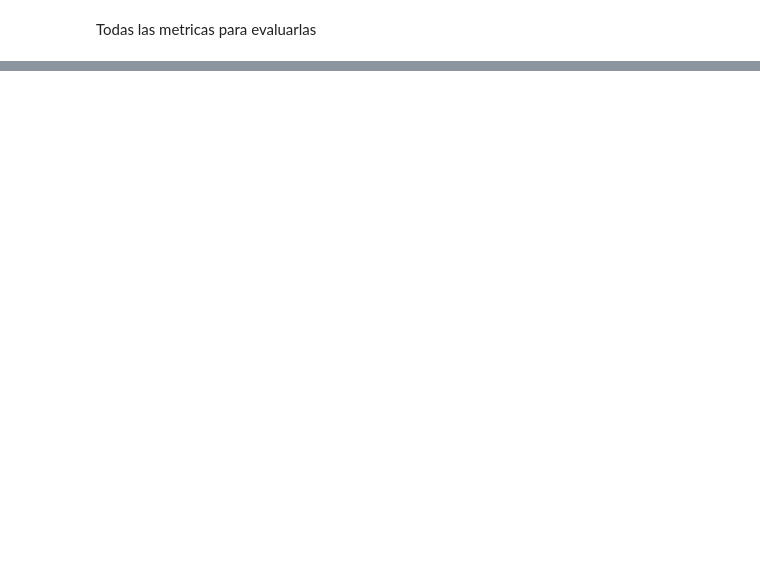
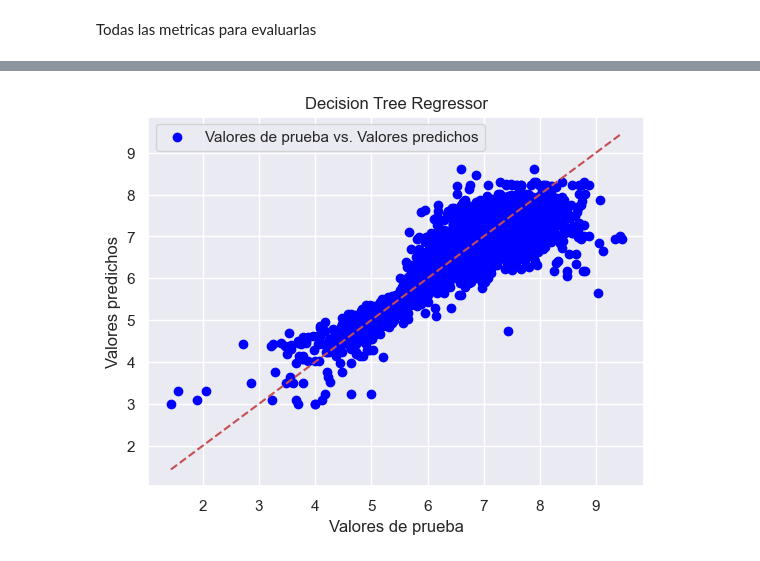
Before and after one commit to svalencia-romero/Prediccion-rating-de-usuarios-de-juegos-de-mesa, a Jupyter notebook: notebooks/04_Evaluacion_Modelo.ipynb, the cells around one changed output, grey strips where cells are left out. Drawn from its saved outputs; the diff is of its cells as text; code cells hidden in the pictures; blank space fills up the shorter version.

```diff
--- a/notebooks/04_Evaluacion_Modelo.ipynb
+++ b/notebooks/04_Evaluacion_Modelo.ipynb
@@ -336,0 +371,10 @@ df_conc
+# %%
+plt.scatter(y_test, y_pred_dtr, color='blue', label='Valores de prueba vs. Valores predichos')
+plt.plot([min(y_test), max(y_test)], [min(y_test), max(y_test)], 'r--')  # Línea de referencia: valores reales = valores predichos
+plt.xlabel('Valores de prueba')
+plt.ylabel('Valores predichos')
+plt.title('Decision Tree Regressor')
+plt.legend()
+plt.show()
+# %% [output]
+[figure, added]
```
Also changed, not shown: parts of 21 cells of this notebook, 17 other files.
